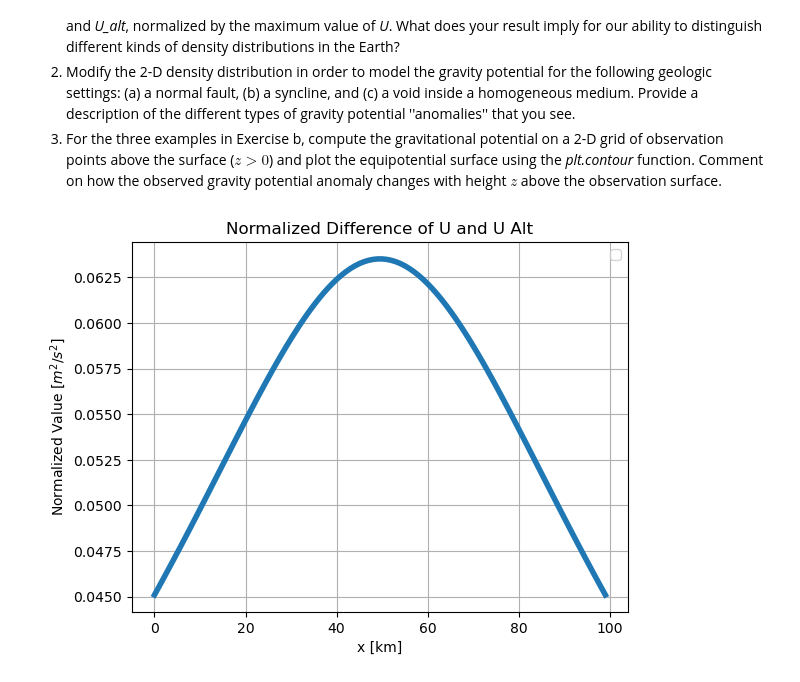
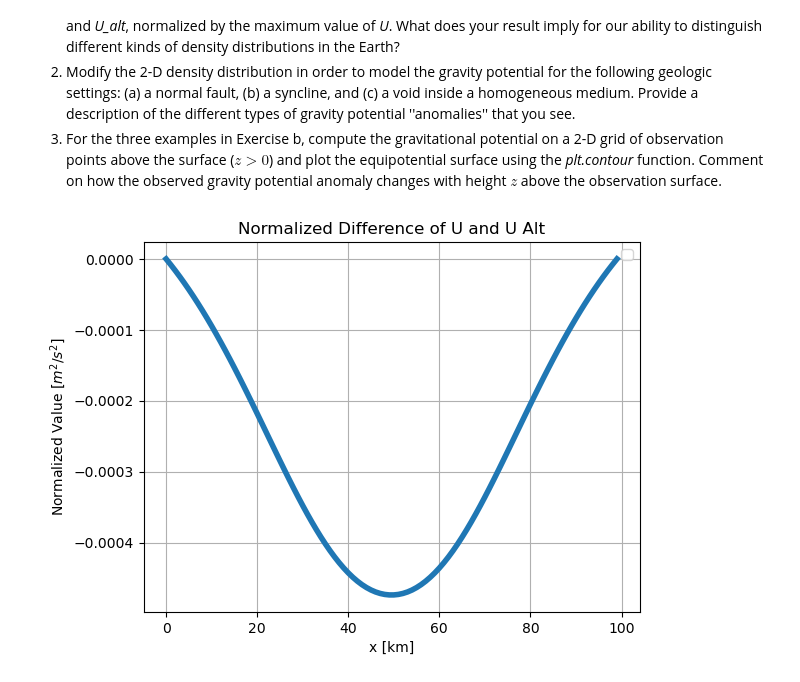
Before and after one commit to lillian-hanson/gpgn-318-328-notebooks, a Jupyter notebook: gpgn328/Assignment2-1.ipynb, the cells around one changed output. Drawn from its saved outputs; the diff is of its cells as text; code cells hidden in the pictures.

Commit message:
add more graphs

```diff
--- a/gpgn328/Assignment2-1.ipynb
+++ b/gpgn328/Assignment2-1.ipynb
@@ -226,18 +226,18 @@ plt.show()
 # %%
 # A)
 U_norm = U / np.max(U)
-U_alt_norm = U_alt / np.max(U)
+U_alt_norm = U_alt / np.max(U_alt)
 difference = U_norm - U_alt_norm
 
 
 plt.plot(difference, linewidth=4)
 #plt.plot(U_alt, U_alt_norm, label="U Alt", linewidth=3, linestyle=(0, (5, 10)))
 
 plt.xlabel('x [km]')
 plt.ylabel("Normalized Value [$m^2 / s^2$]")
 plt.legend()
 plt.title('Normalized Difference of U and U Alt')
 plt.grid(True)
 plt.show()
 # %% [output]
-[figure, old version]
+[figure, new version]
```
Also changed, not shown: parts of 10 cells of this notebook.
